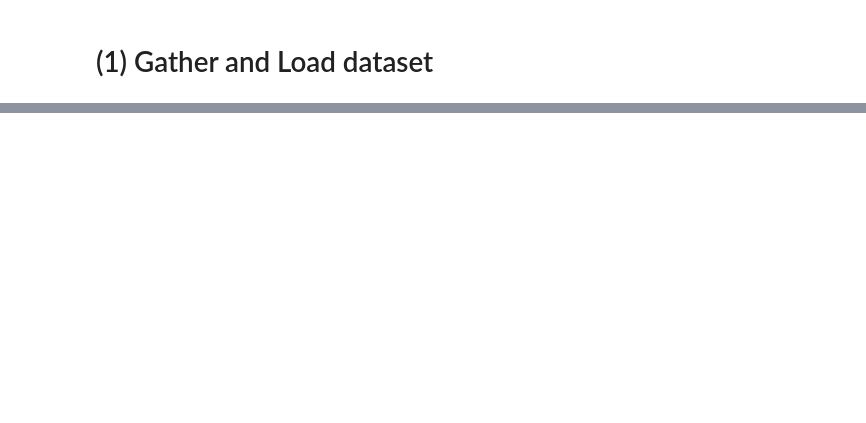
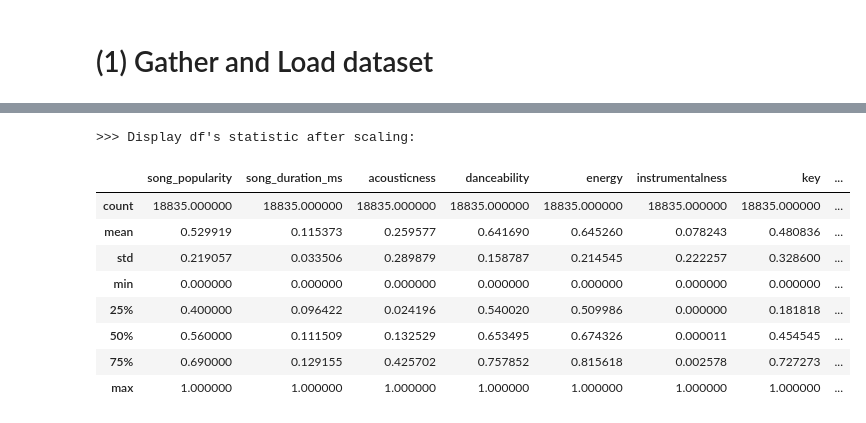
Before and after one commit to dy018/project105, a Jupyter notebook: 105_ML_project_song.ipynb, the cells around one changed output, grey strips where cells are left out. Cells and saved outputs as stored; diff of their text form; code cells hidden in the pictures; blank space fills up the shorter version.

```diff
--- a/105_ML_project_song.ipynb
+++ b/105_ML_project_song.ipynb
@@ -45,0 +170,13 @@ df.head()
+# %%
+# Remove duplicate rows (if any)
+
+counter = 0
+row,col = df.shape
+
+df.drop_duplicates(inplace=True)
+
+if df_original.shape==(row,col):
+    print('>>> The dataset doesn\'t have any duplicates')
+else:
+    print('>>> Number of duplicates dropped/fixed:', {row-df.shape[0]})
+    print(">>> df's shape after removing dupliate rows", df.shape)
@@ -45,0 +245,15 @@ df.head()
+# %%
+# Apply scaling on columns of df
+from sklearn.preprocessing import MinMaxScaler
+
+# Initialize the MinMaxScaler
+min_max_scaler = MinMaxScaler()
+
+# Fit the scaler to the data and transform it
+min_max_scaled_data = min_max_scaler.fit_transform(df)
+
+# Create a new DataFrame with the min-max scaled data
+df = pd.DataFrame(min_max_scaled_data, columns=df.columns)
+
+print (">>> Display first 5 records of df after scaling:\n")
+df.head()
@@ -45,0 +268,14 @@ df.head()
+# %%
+print (">>> Display df's statistic after scaling:\n")
+df.describe()
+# %% [output]
+>>> Display df's statistic after scaling:
+|  | song_popularity | song_duration_ms | acousticness | danceability | energy | instrumentalness | key | ... |
+| count | 18835.000000 | 18835.000000 | 18835.000000 | 18835.000000 | 18835.000000 | 18835.000000 | 18835.000000 | ... |
+| mean | 0.529919 | 0.115373 | 0.259577 | 0.641690 | 0.645260 | 0.078243 | 0.480836 | ... |
+| std | 0.219057 | 0.033506 | 0.289879 | 0.158787 | 0.214545 | 0.222257 | 0.328600 | ... |
+| min | 0.000000 | 0.000000 | 0.000000 | 0.000000 | 0.000000 | 0.000000 | 0.000000 | ... |
+| 25% | 0.400000 | 0.096422 | 0.024196 | 0.540020 | 0.509986 | 0.000000 | 0.181818 | ... |
+| 50% | 0.560000 | 0.111509 | 0.132529 | 0.653495 | 0.674326 | 0.000011 | 0.454545 | ... |
+| 75% | 0.690000 | 0.129155 | 0.425702 | 0.757852 | 0.815618 | 0.002578 | 0.727273 | ... |
+| max | 1.000000 | 1.000000 | 1.000000 | 1.000000 | 1.000000 | 1.000000 | 1.000000 | ... |
```
Also changed, not shown: parts of 24 cells of this notebook.
